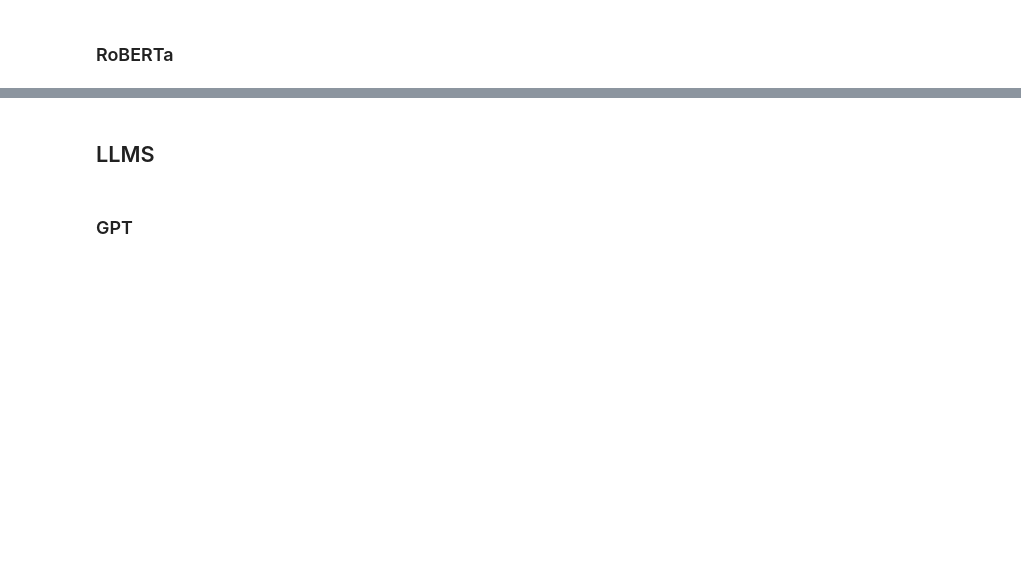
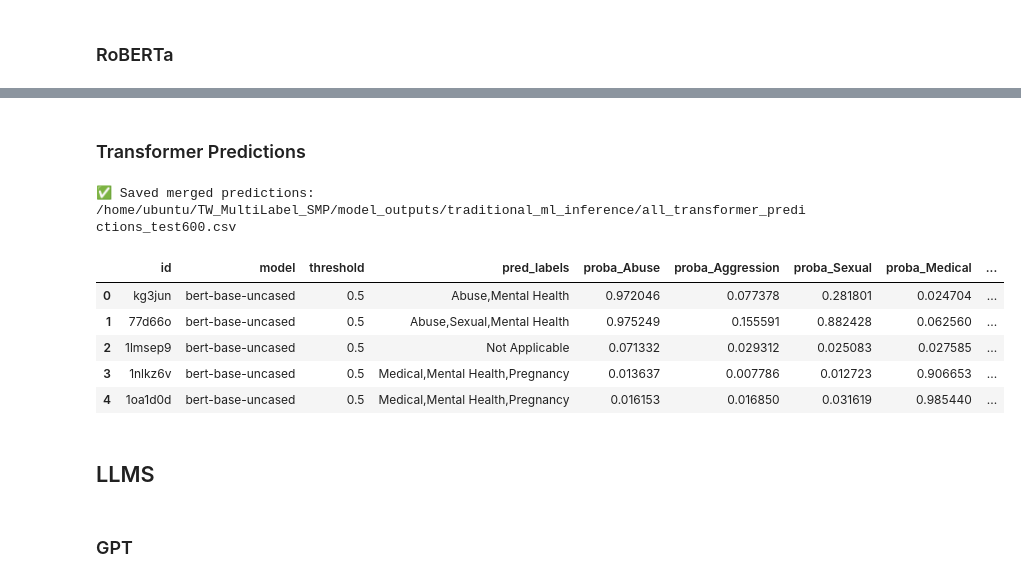
Before and after one commit to ShirleneRose/TriggerWarnings, a Jupyter notebook: jupyter-notebooks/model_evaluations.ipynb, the cells around one changed output, grey strips where cells are left out. Cells and saved outputs as stored; diff of their text form; code cells hidden in the pictures; blank space fills up the shorter version.

Commit message:
Transformer Predictions

```diff
--- a/jupyter-notebooks/model_evaluations.ipynb
+++ b/jupyter-notebooks/model_evaluations.ipynb
@@ -441,0 +574,15 @@ tokenizer_bert.save_pretrained(str(model_dir_bert / "final_model"))
+# %%
+ds_test_distil = tokenize_dataset(build_ds(X_test), tokenizer_distil, max_length=256, has_labels=False)
+
+test_logits_distil = trainer_distil.predict(ds_test_distil).predictions
+test_probs_distil  = sigmoid(test_logits_distil)
+Y_pred_distil      = (test_probs_distil >= best_thr_distil).astype(int)
+pred_labels_distil  = mlb.inverse_transform(Y_pred_distil)
+
+pred_path_distil, model_dir_distil = save_predictions(MODEL_KEY_DISTIL, best_thr_distil, test_probs_distil, pred_labels_distil)
+
+trainer_distil.save_model(str(model_dir_distil / "final_model"))
+tokenizer_distil.save_pretrained(str(model_dir_distil / "final_model"))
+(model_dir_distil / "meta.json").write_text(json.dumps({
+    "model": MODEL_NAME_DISTIL, "best_thr": best_thr_distil, "val_microF1": best_micro_distil, "labels": CANON_LABELS
+}, indent=2))
@@ -441,0 +644,15 @@ tokenizer_bert.save_pretrained(str(model_dir_bert / "final_model"))
+# %%
+ds_test_xlnet = tokenize_dataset(build_ds(X_test), tokenizer_xlnet, max_length=256, has_labels=False)
+
+test_logits_xlnet = trainer_xlnet.predict(ds_test_xlnet).predictions
+test_probs_xlnet  = sigmoid(test_logits_xlnet)
+Y_pred_xlnet      = (test_probs_xlnet >= best_thr_xlnet).astype(int)
+pred_labels_xlnet  = mlb.inverse_transform(Y_pred_xlnet)
+
+pred_path_xlnet, model_dir_xlnet = save_predictions(MODEL_KEY_XLNET, best_thr_xlnet, test_probs_xlnet, pred_labels_xlnet)
+
+trainer_xlnet.save_model(str(model_dir_xlnet / "final_model"))
+tokenizer_xlnet.save_pretrained(str(model_dir_xlnet / "final_model"))
+(model_dir_xlnet / "meta.json").write_text(json.dumps({
+    "model": MODEL_NAME_XLNET, "best_thr": best_thr_xlnet, "val_microF1": best_micro_xlnet, "labels": CANON_LABELS
+}, indent=2))
@@ -442,3 +663,22 @@ tokenizer_bert.save_pretrained(str(model_dir_bert / "final_model"))
+# %% [markdown]
+### Transformer Predictions
+# %%
+paths = [pred_path_bert, pred_path_rob, pred_path_distil, pred_path_xlnet]
+
+merged = pd.concat([pd.read_csv(p) for p in paths], ignore_index=True)
+MERGED_PATH = OUT_DIR / "all_transformer_predictions_test600.csv"
+merged.to_csv(MERGED_PATH, index=False)
+
+print("✅ Saved merged predictions:", MERGED_PATH.resolve())
+display(merged.head(5))
+# %% [output]
+✅ Saved merged predictions: /home/ubuntu/TW_MultiLabel_SMP/model_outputs/traditional_ml_inference/all_transformer_predictions_test600.csv
+|  | id | model | threshold | pred_labels | proba_Abuse | proba_Aggression | proba_Sexual | proba_Medical | ... |
+| 0 | kg3jun | bert-base-uncased | 0.5 | Abuse,Mental Health | 0.972046 | 0.077378 | 0.281801 | 0.024704 | ... |
+| 1 | 77d66o | bert-base-uncased | 0.5 | Abuse,Sexual,Mental Health | 0.975249 | 0.155591 | 0.882428 | 0.062560 | ... |
+| 2 | 1lmsep9 | bert-base-uncased | 0.5 | Not Applicable | 0.071332 | 0.029312 | 0.025083 | 0.027585 | ... |
+| 3 | 1nlkz6v | bert-base-uncased | 0.5 | Medical,Mental Health,Pregnancy | 0.013637 | 0.007786 | 0.012723 | 0.906653 | ... |
+| 4 | 1oa1d0d | bert-base-uncased | 0.5 | Medical,Mental Health,Pregnancy | 0.016153 | 0.016850 | 0.031619 | 0.985440 | ... |
 # %% [markdown]
 ## LLMS
 # %% [markdown]
```
Also changed, not shown: parts of 14 cells of this notebook, 1 other file.
